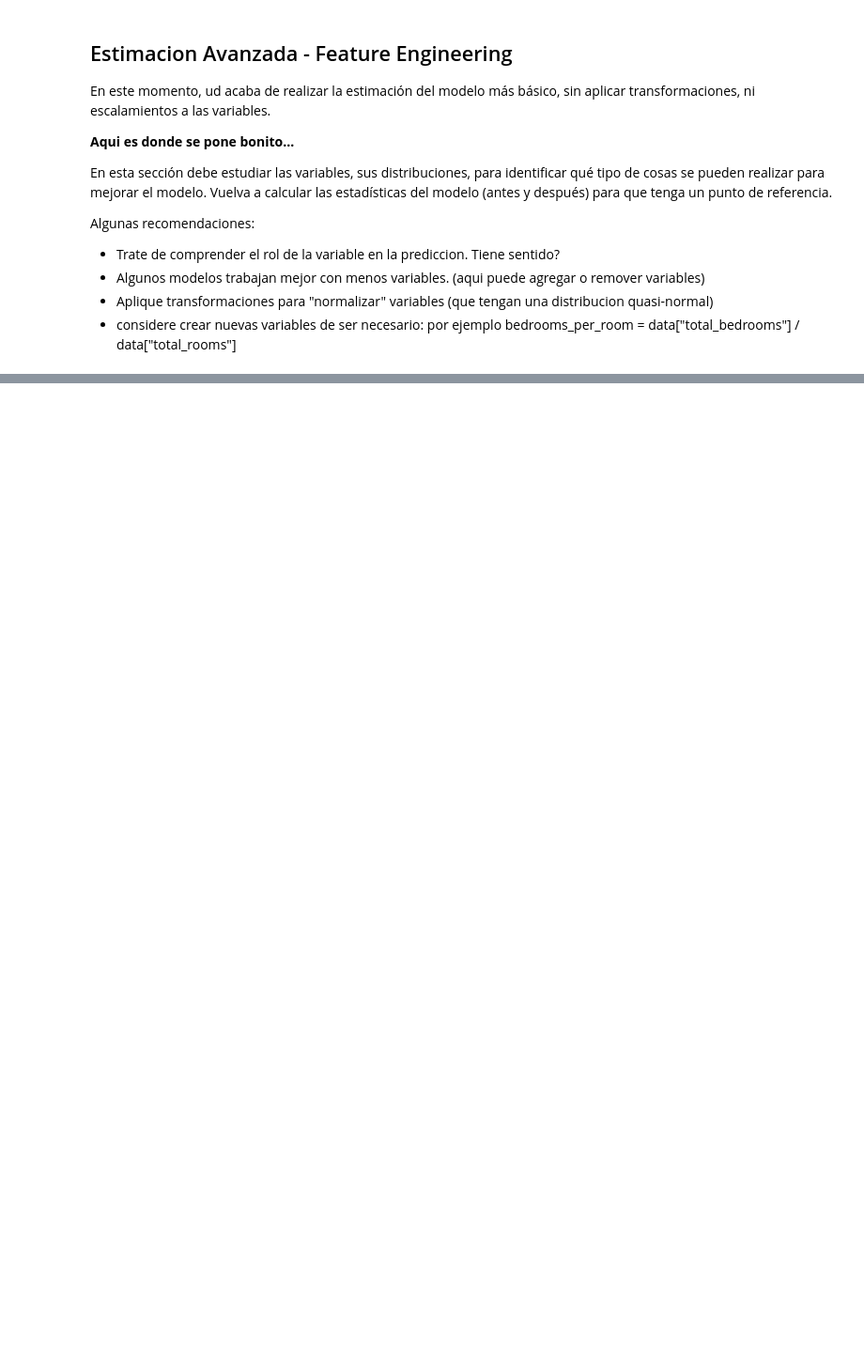
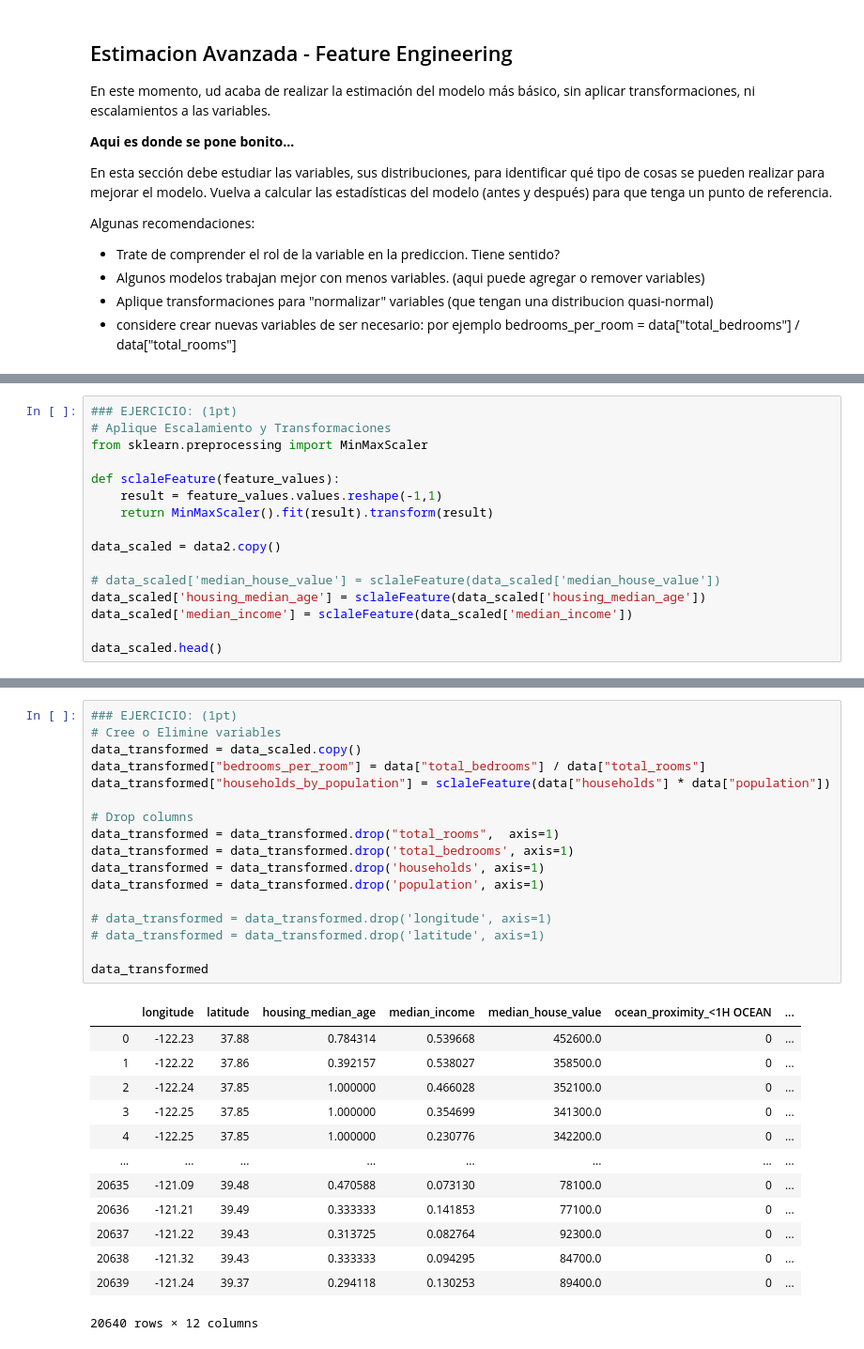
Before and after one commit to agomezs/programa-ia, a Jupyter notebook: S2-RegresionLinealMultiple/6-Practica-Semana-2.ipynb, the cells around one changed output, grey strips where cells are left out. Shown: that part at 94% size. Saved outputs shown, nothing was run; the diff lists cells and outputs as text; blank space fills up the shorter version.

```diff
--- a/S2-RegresionLinealMultiple/6-Practica-Semana-2.ipynb
+++ b/S2-RegresionLinealMultiple/6-Practica-Semana-2.ipynb
@@ -92,0 +213,16 @@ Algunas recomendaciones:
+# %%
+### EJERCICIO: (1pt)
+# Aplique Escalamiento y Transformaciones
+from sklearn.preprocessing import MinMaxScaler
+
+def sclaleFeature(feature_values):
+    result = feature_values.values.reshape(-1,1)
+    return MinMaxScaler().fit(result).transform(result)
+
+data_scaled = data2.copy()
+
+# data_scaled['median_house_value'] = sclaleFeature(data_scaled['median_house_value'])
+data_scaled['housing_median_age'] = sclaleFeature(data_scaled['housing_median_age'])
+data_scaled['median_income'] = sclaleFeature(data_scaled['median_income'])
+
+data_scaled.head()
@@ -92,0 +236,31 @@ Algunas recomendaciones:
+# %%
+### EJERCICIO: (1pt)
+# Cree o Elimine variables
+data_transformed = data_scaled.copy()
+data_transformed["bedrooms_per_room"] = data["total_bedrooms"] / data["total_rooms"]
+data_transformed["households_by_population"] = sclaleFeature(data["households"] * data["population"])
+
+# Drop columns
+data_transformed = data_transformed.drop("total_rooms",  axis=1)
+data_transformed = data_transformed.drop('total_bedrooms', axis=1)
+data_transformed = data_transformed.drop('households', axis=1)
+data_transformed = data_transformed.drop('population', axis=1)
+
+# data_transformed = data_transformed.drop('longitude', axis=1)
+# data_transformed = data_transformed.drop('latitude', axis=1)
+
+data_transformed
+# %% [output]
+|  | longitude | latitude | housing_median_age | median_income | median_house_value | ocean_proximity_<1H OCEAN | ... |
+| 0 | -122.23 | 37.88 | 0.784314 | 0.539668 | 452600.0 | 0 | ... |
+| 1 | -122.22 | 37.86 | 0.392157 | 0.538027 | 358500.0 | 0 | ... |
+| 2 | -122.24 | 37.85 | 1.000000 | 0.466028 | 352100.0 | 0 | ... |
+| 3 | -122.25 | 37.85 | 1.000000 | 0.354699 | 341300.0 | 0 | ... |
+| 4 | -122.25 | 37.85 | 1.000000 | 0.230776 | 342200.0 | 0 | ... |
+| ... | ... | ... | ... | ... | ... | ... | ... |
+| 20635 | -121.09 | 39.48 | 0.470588 | 0.073130 | 78100.0 | 0 | ... |
+| 20636 | -121.21 | 39.49 | 0.333333 | 0.141853 | 77100.0 | 0 | ... |
+| 20637 | -121.22 | 39.43 | 0.313725 | 0.082764 | 92300.0 | 0 | ... |
+| 20638 | -121.32 | 39.43 | 0.333333 | 0.094295 | 84700.0 | 0 | ... |
+| 20639 | -121.24 | 39.37 | 0.294118 | 0.130253 | 89400.0 | 0 | ... |
+20640 rows × 12 columns
```
Also changed, not shown: parts of 19 cells of this notebook, 1 other file.
